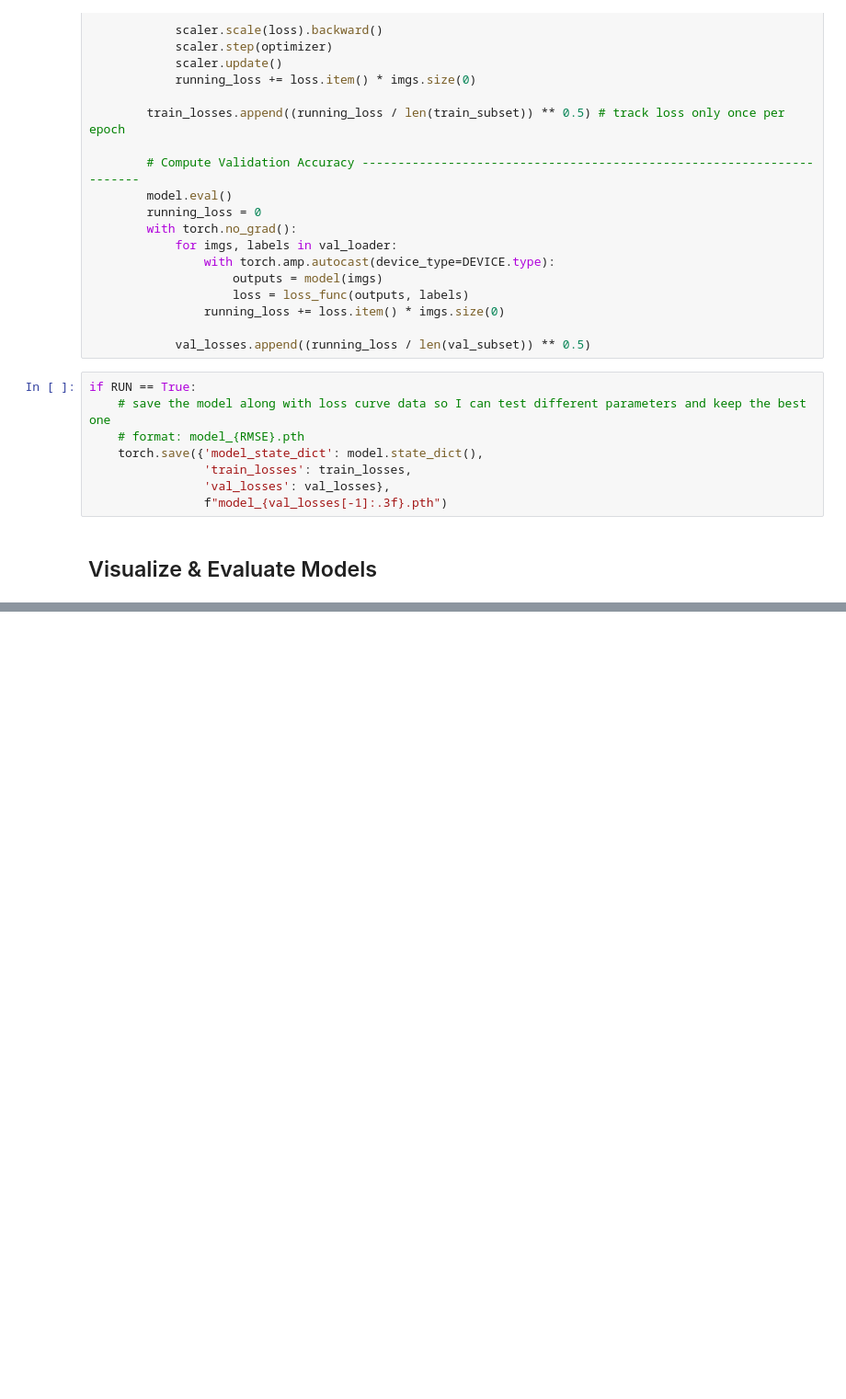
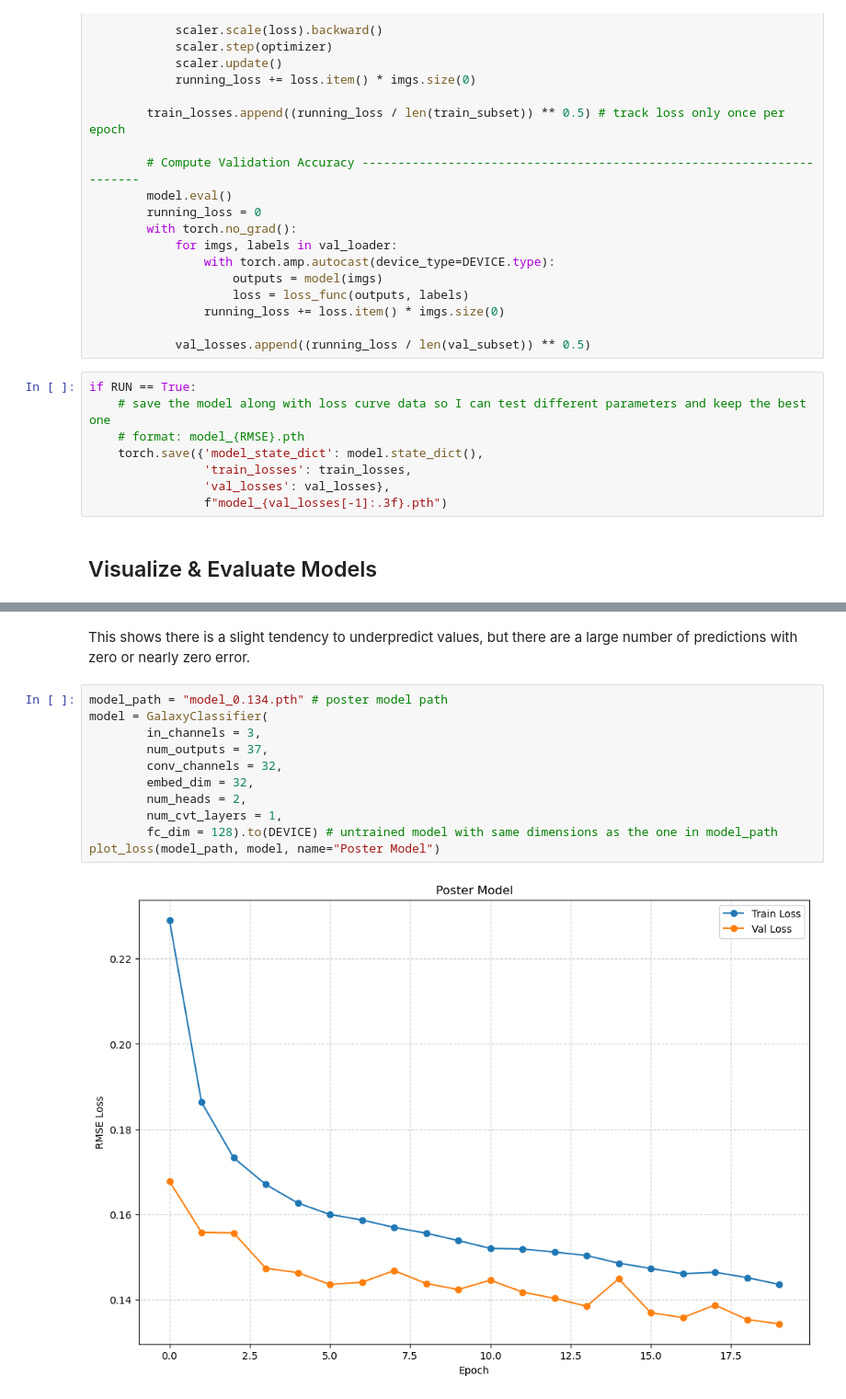
Before and after one commit to hartysimon-sketch/Galaxy-Classifier, a Jupyter notebook: Lab9_Template.ipynb, the cells around one changed output, grey strips where cells are left out. Shown at 92% size. Cells and saved outputs as stored; diff of their text form; blank space fills up the shorter version.

```diff
--- a/Lab9_Template.ipynb
+++ b/Lab9_Template.ipynb
@@ -532,0 +537,15 @@ plt.show()
+# %% [markdown]
+This shows there is a slight tendency to underpredict values, but there are a large number of predictions with zero or nearly zero error.
+# %%
+model_path = "model_0.134.pth" # poster model path
+model = GalaxyClassifier(
+        in_channels = 3,
+        num_outputs = 37,
+        conv_channels = 32,
+        embed_dim = 32,
+        num_heads = 2,
+        num_cvt_layers = 1,
+        fc_dim = 128).to(DEVICE) # untrained model with same dimensions as the one in model_path
+plot_loss(model_path, model, name="Poster Model")
+# %% [output]
+[figure, added]
```
Also changed, not shown: parts of 8 cells of this notebook, 2 other files.
